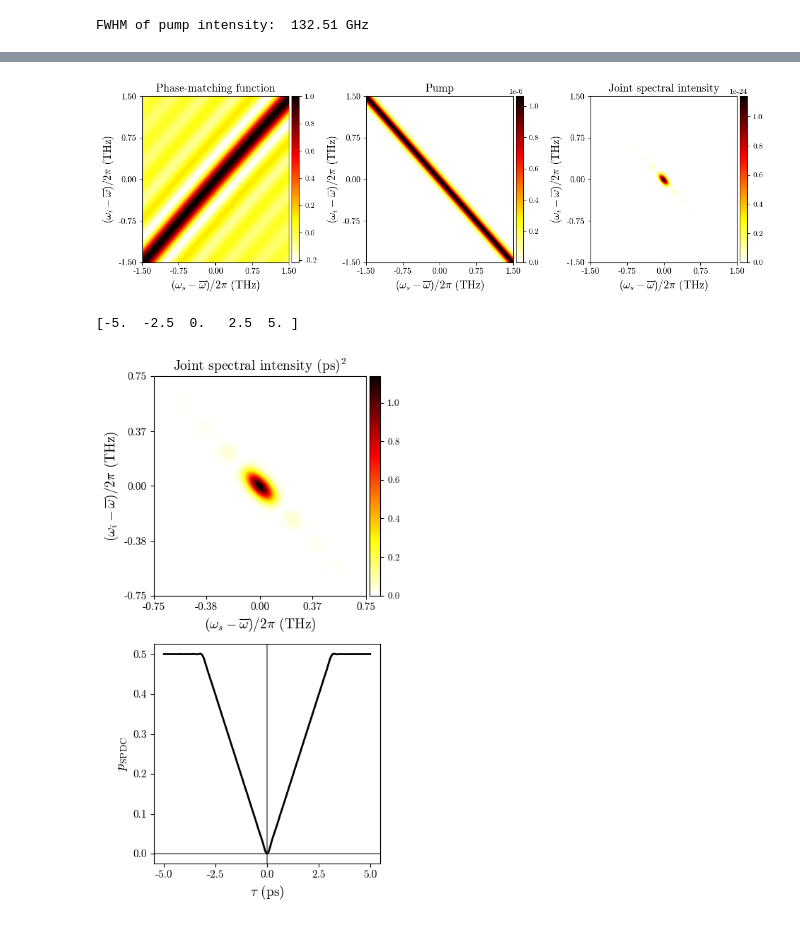
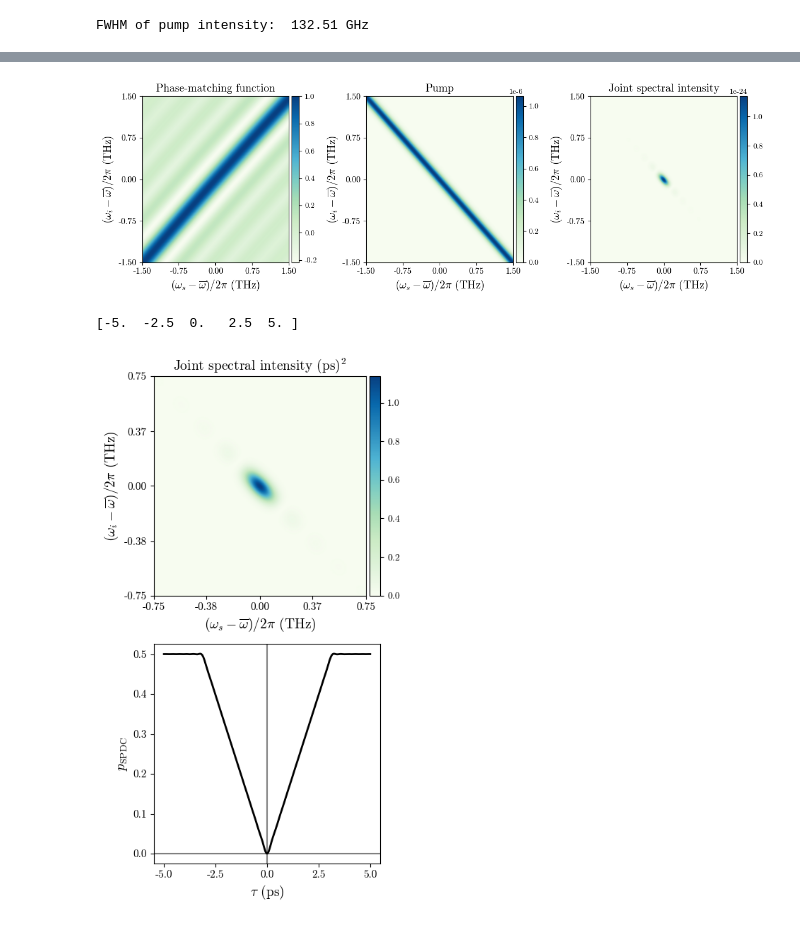
Before and after one commit to cdrago21/spectral-hom, a Jupyter notebook: examples/KTPCrystalExample.ipynb, the cells around one changed output, grey strips where cells are left out. Cells and saved outputs as stored; diff of their text form; code cells hidden in the pictures.

```diff
--- a/examples/KTPCrystalExample.ipynb
+++ b/examples/KTPCrystalExample.ipynb
@@ -98,7 +95,7 @@ ticks_s = np.linspace(np.round(np.min((ws_range - omega_s_0) * 1e-12 / twopi), 2
 ticks_i = np.linspace(np.round(np.min((wi_range - omega_i_0) * 1e-12 / twopi), 2),
                       np.round(np.max((wi_range - omega_i_0) * 1e-12 / twopi), 2),
                       5)
-
+cmap = 'GnBu'
 fig, ax = plt.subplots(figsize=(4, 4))
 im0 = ax.pcolormesh((WS_range - omega_s_0) * 1e-12 / twopi,
                     (WI_range - omega_i_0) * 1e-12 / twopi,
@@ -107,7 +104,7 @@ im0 = ax.pcolormesh((WS_range - omega_s_0) * 1e-12 / twopi,
                     #shading='flat',
                     vmin=phase_matching_function.min(),
                     vmax=phase_matching_function.max(),
-                    cmap='hot_r')
+                    cmap=cmap)
 ax.set_xlabel(r"$(\omega_s - \overline{\omega})/2\pi$ (THz)", fontsize=fs)
 ax.set_ylabel(r"$(\omega_i - \overline{\omega})/2\pi$ (THz)", fontsize=fs)
 ax.set_title(r"Phase-matching function", fontsize=fs)
@@ -135,7 +132,7 @@ im0 = ax[0].pcolormesh((WS_range - omega_s_0) * 1e-12 / twopi,
                        shading='gouraud',
                        vmin=phase_matching_function.min(),
                        vmax=phase_matching_function.max(),
-                       cmap='hot_r')
+                       cmap=cmap)
 ax[0].set_xlabel(r"$(\omega_s - \overline{\omega})/2\pi$ (THz)", fontsize=fs)
 ax[0].set_ylabel(r"$(\omega_i - \overline{\omega})/2\pi$ (THz)", fontsize=fs)
 ax[0].set_title(r"Phase-matching function", fontsize=fs)
@@ -148,36 +145,36 @@ im1 = ax[1].pcolormesh((WS_range - omega_s_0) * 1e-12 / twopi,
                        alpha,
                        shading='gouraud',
                        vmin=alpha.min(),
                        vmax=alpha.max(),
-                       cmap='hot_r')
+                       cmap=cmap)
 ax[1].set_xlabel(r"$(\omega_s - \overline{\omega})/2\pi$ (THz)", fontsize=fs)
 ax[1].set_ylabel(r"$(\omega_i - \overline{\omega})/2\pi$ (THz)", fontsize=fs)
 ax[1].set_title(r"Pump", fontsize=fs)
 ax[1].tick_params(axis='both', labelsize=ts)
 ax[1].set_yticks(ticks_s)
 ax[1].set_xticks(ticks_i)
 
 im2 = ax[2].pcolormesh((WS_range - omega_s_0) * 1e-12 / twopi,
                        (WI_range - omega_i_0) * 1e-12 / twopi,
                        np.abs(jsa) ** 2,
                        shading='gouraud',
                        vmin=(np.abs(jsa).min()) ** 2,
                        vmax=(np.abs(jsa).max()) ** 2,
-                       cmap='hot_r')
+                       cmap=cmap)
 ax[2].set_xlabel(r"$(\omega_s - \overline{\omega})/2\pi$ (THz)", fontsize=fs)
 ax[2].set_ylabel(r"$(\omega_i - \overline{\omega})/2\pi$ (THz)", fontsize=fs)
 ax[2].set_title(r"Joint spectral intensity", fontsize=fs)
 ax[2].tick_params(axis='both', labelsize=ts)
 ax[2].set_yticks(ticks_s)
 ax[2].set_xticks(ticks_i)
 
 plt.colorbar(im0, cax=make_axes_locatable(ax[0]).append_axes("right", size="5%", pad=0.05))
 plt.colorbar(im1, cax=make_axes_locatable(ax[1]).append_axes("right", size="5%", pad=0.05))
 plt.colorbar(im2, cax=make_axes_locatable(ax[2]).append_axes("right", size="5%", pad=0.05))
 plt.tight_layout()
 plt.show(fig)
 # %% [output]
-[figure, old version]
+[figure, new version]
 # %%
 # define the coincidence probability
 @np.vectorize
@@ -211,7 +208,7 @@ im0 = ax[0].pcolormesh((WS_range - omega_s_0)[250:750, 250:750] * 1e-12 / twopi,
                        shading='gouraud',
                        vmin=0,
                        vmax=np.max(np.abs(jsa[250:750, 250:750]) ** 2 * 1e12 ** 2),
-                       cmap='hot_r',
+                       cmap=cmap,
                     )
 
 
@@ -237,4 +234,4 @@ plt.tight_layout()
 fig.savefig('figures/fig4.png', dpi=300, bbox_inches='tight')
 plt.show(fig)
 # %% [output]
-[figure, old version]
+[figure, new version]
```
Also changed, not shown: parts of 2 cells of this notebook, 7 other files.
